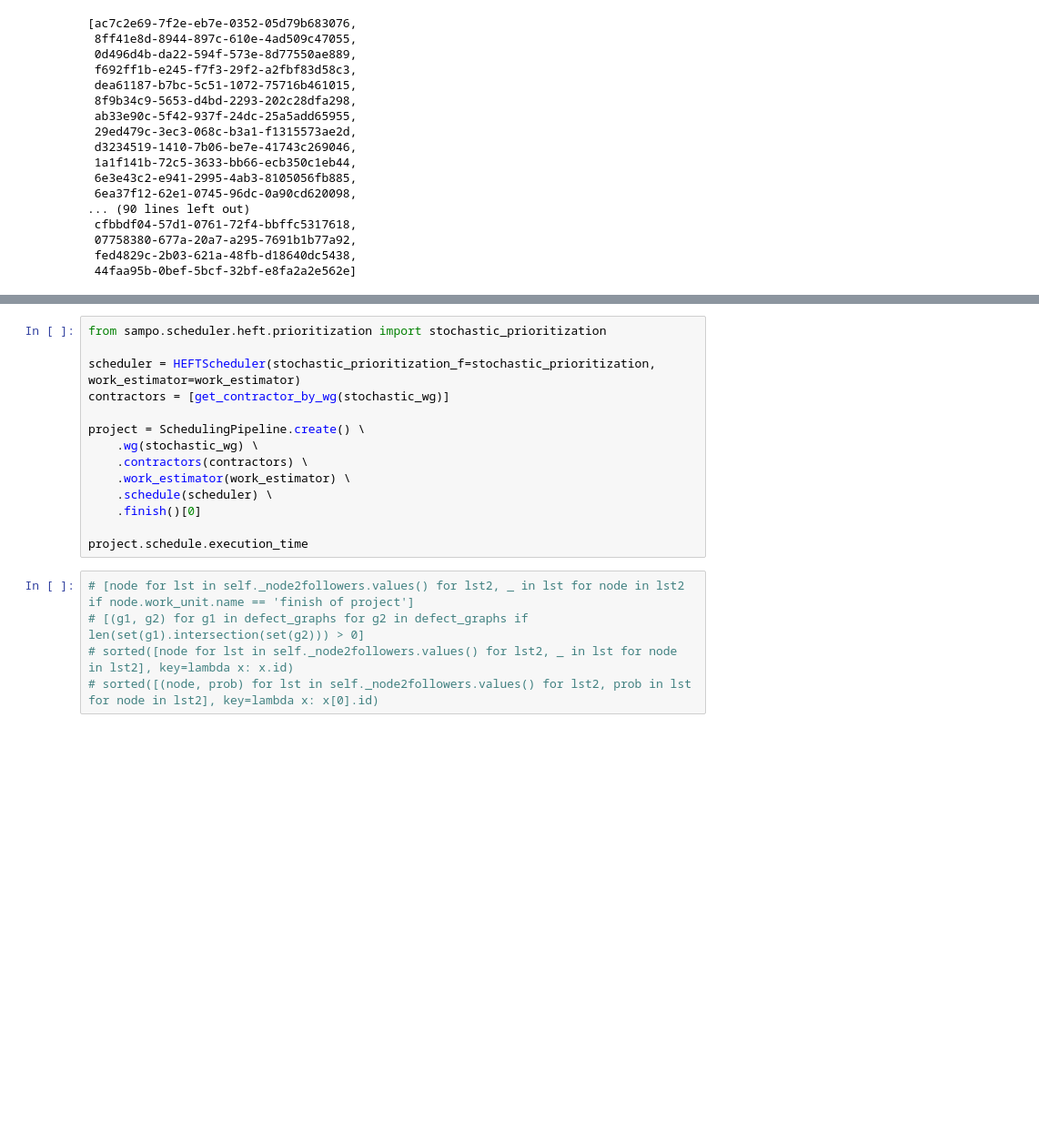
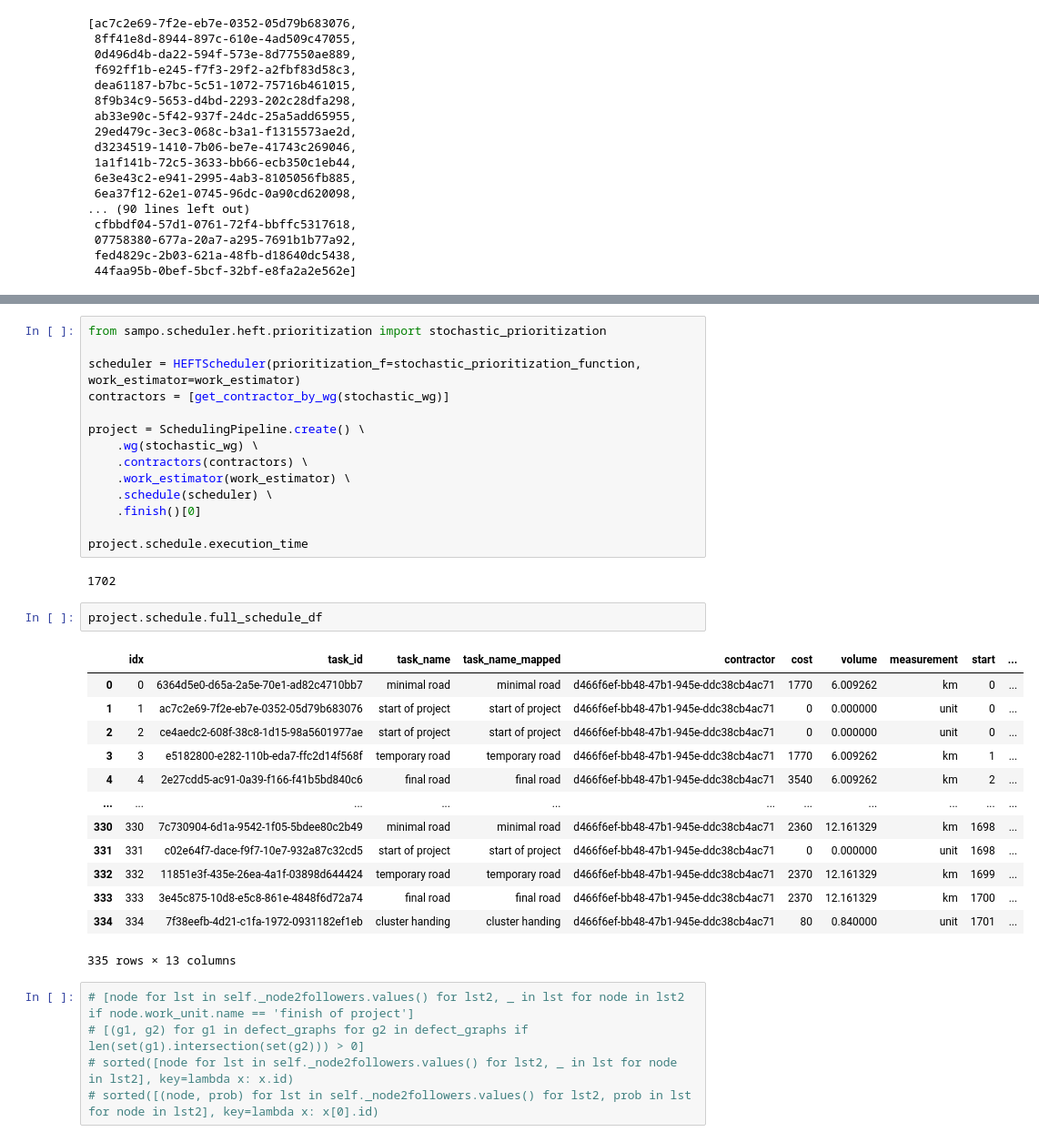
Before and after one commit to aimclub/SAMPO, a Jupyter notebook: experiments/stochastic_effectiveness.ipynb, the cells around one changed output, grey strips where cells are left out. Shown at 91% size. Drawn from its saved outputs; the diff is of its cells as text; blank space fills up the shorter version.

```diff
--- a/experiments/stochastic_effectiveness.ipynb
+++ b/experiments/stochastic_effectiveness.ipynb
@@ -130,7 +133,7 @@ project.schedule.full_schedule_df
 # %%
 from sampo.scheduler.heft.prioritization import stochastic_prioritization
 
-scheduler = HEFTScheduler(stochastic_prioritization_f=stochastic_prioritization, work_estimator=work_estimator)
+scheduler = HEFTScheduler(prioritization_f=stochastic_prioritization_function, work_estimator=work_estimator)
 contractors = [get_contractor_by_wg(stochastic_wg)]
 
 project = SchedulingPipeline.create() \
@@ -141,6 +144,24 @@ project = SchedulingPipeline.create() \
     .finish()[0]
 
 project.schedule.execution_time
+# %% [output]
+1702
+# %%
+project.schedule.full_schedule_df
+# %% [output]
+|  | idx | task_id | task_name | task_name_mapped | contractor | cost | volume | measurement | start | ... |
+| 0 | 0 | 6364d5e0-d65a-2a5e-70e1-ad82c4710bb7 | minimal road | minimal road | d466f6ef-bb48-47b1-945e-ddc38cb4ac71 | 1770 | 6.009262 | km | 0 | ... |
+| 1 | 1 | ac7c2e69-7f2e-eb7e-0352-05d79b683076 | start of project | start of project | d466f6ef-bb48-47b1-945e-ddc38cb4ac71 | 0 | 0.000000 | unit | 0 | ... |
+| 2 | 2 | ce4aedc2-608f-38c8-1d15-98a5601977ae | start of project | start of project | d466f6ef-bb48-47b1-945e-ddc38cb4ac71 | 0 | 0.000000 | unit | 0 | ... |
+| 3 | 3 | e5182800-e282-110b-eda7-ffc2d14f568f | temporary road | temporary road | d466f6ef-bb48-47b1-945e-ddc38cb4ac71 | 1770 | 6.009262 | km | 1 | ... |
+| 4 | 4 | 2e27cdd5-ac91-0a39-f166-f41b5bd840c6 | final road | final road | d466f6ef-bb48-47b1-945e-ddc38cb4ac71 | 3540 | 6.009262 | km | 2 | ... |
+| ... | ... | ... | ... | ... | ... | ... | ... | ... | ... | ... |
+| 330 | 330 | 7c730904-6d1a-9542-1f05-5bdee80c2b49 | minimal road | minimal road | d466f6ef-bb48-47b1-945e-ddc38cb4ac71 | 2360 | 12.161329 | km | 1698 | ... |
+| 331 | 331 | c02e64f7-dace-f9f7-10e7-932a87c32cd5 | start of project | start of project | d466f6ef-bb48-47b1-945e-ddc38cb4ac71 | 0 | 0.000000 | unit | 1698 | ... |
+| 332 | 332 | 11851e3f-435e-26ea-4a1f-03898d644424 | temporary road | temporary road | d466f6ef-bb48-47b1-945e-ddc38cb4ac71 | 2370 | 12.161329 | km | 1699 | ... |
+| 333 | 333 | 3e45c875-10d8-e5c8-861e-4848f6d72a74 | final road | final road | d466f6ef-bb48-47b1-945e-ddc38cb4ac71 | 2370 | 12.161329 | km | 1700 | ... |
+| 334 | 334 | 7f38eefb-4d21-c1fa-1972-0931182ef1eb | cluster handing | cluster handing | d466f6ef-bb48-47b1-945e-ddc38cb4ac71 | 80 | 0.840000 | unit | 1701 | ... |
+335 rows × 13 columns
 # %%
 # [node for lst in self._node2followers.values() for lst2, _ in lst for node in lst2 if node.work_unit.name == 'finish of project']
 # [(g1, g2) for g1 in defect_graphs for g2 in defect_graphs if len(set(g1).intersection(set(g2))) > 0]
```
Also changed, not shown: parts of 6 cells of this notebook, 7 other files.
